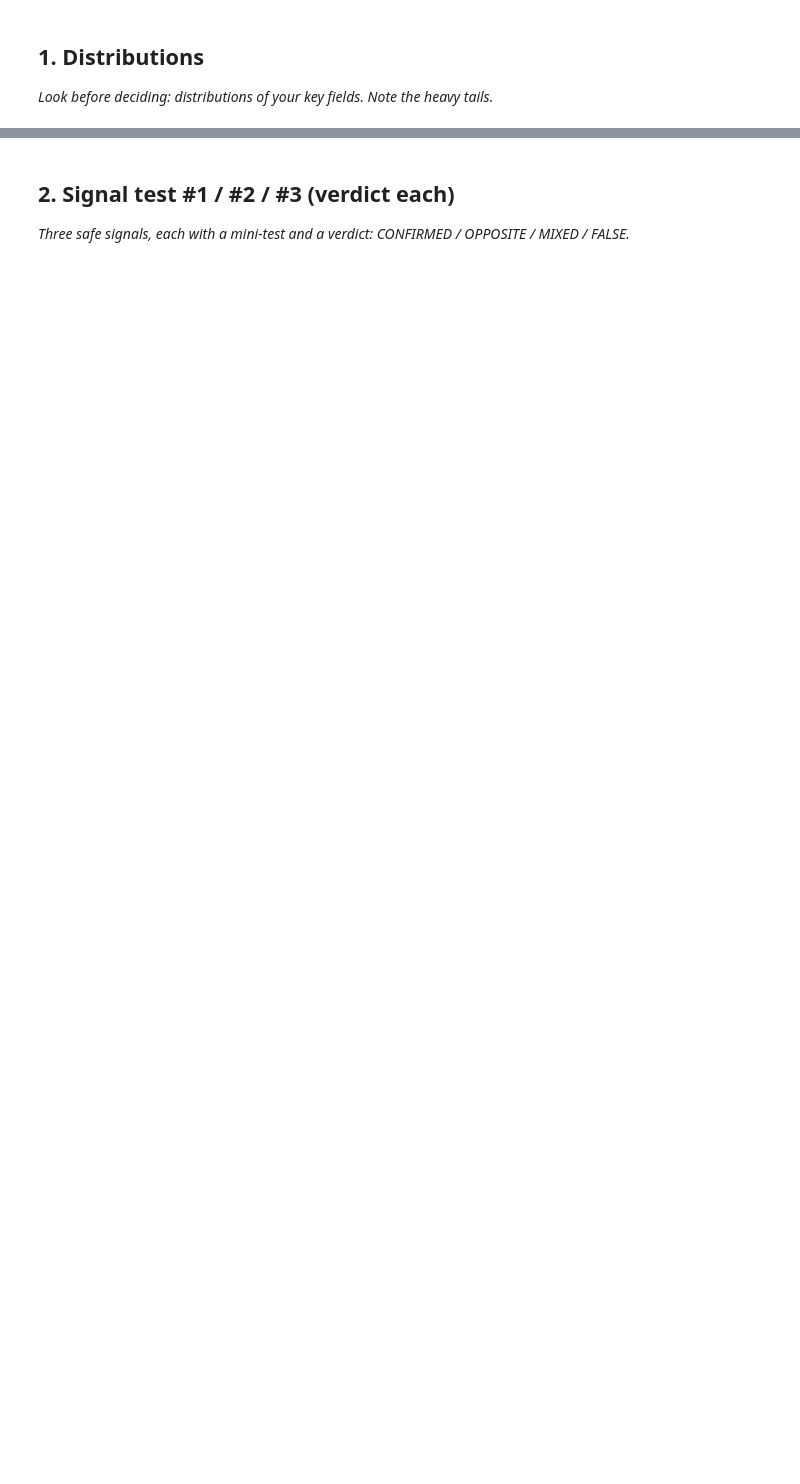
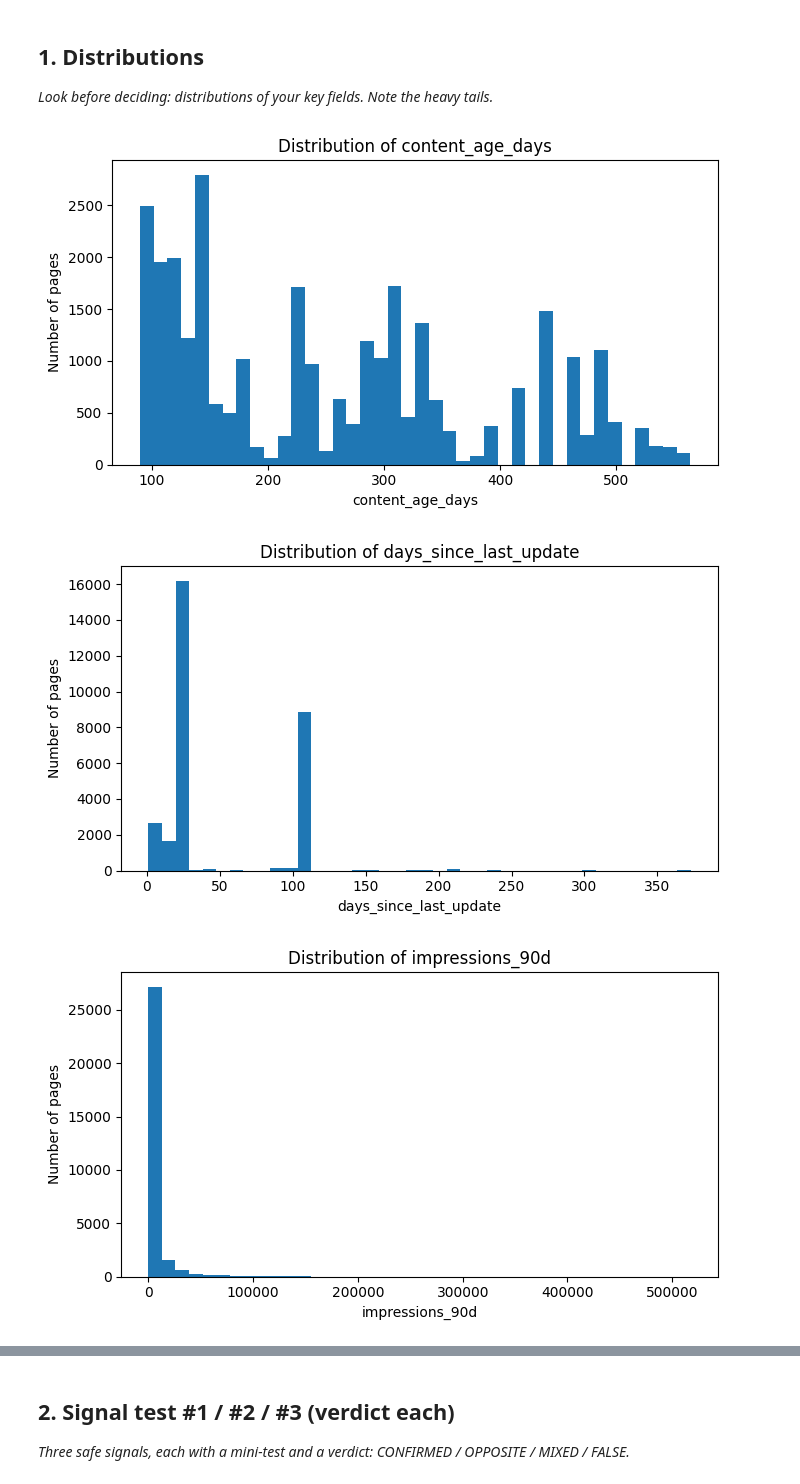
Before and after one commit to UbaidMalik365/flyrank-ml-internship, a Jupyter notebook: work/notebooks/w04_signal_audit.ipynb, the cells around one changed output, grey strips where cells are left out. Drawn from its saved outputs; the diff is of its cells as text; code cells hidden in the pictures; blank space fills up the shorter version.

```diff
--- a/work/notebooks/w04_signal_audit.ipynb
+++ b/work/notebooks/w04_signal_audit.ipynb
@@ -15,0 +15,23 @@ This skeleton is yours to fill. Work the sections **in order** — each one has
+# %%
+# Key distributions
+
+distribution_features = [
+    "content_age_days",
+    "days_since_last_update",
+    "impressions_90d",
+    "ctr",
+    "avg_position"
+]
+
+for col in distribution_features:
+    plt.figure(figsize=(7, 4))
+    plt.hist(df[col].dropna(), bins=40)
+    plt.title(f"Distribution of {col}")
+    plt.xlabel(col)
+    plt.ylabel("Number of pages")
+    plt.tight_layout()
+    plt.show()
+# %% [output]
+[figure, added]
+[figure, added]
+[figure, added]
```
Also changed, not shown: parts of 13 cells of this notebook.
